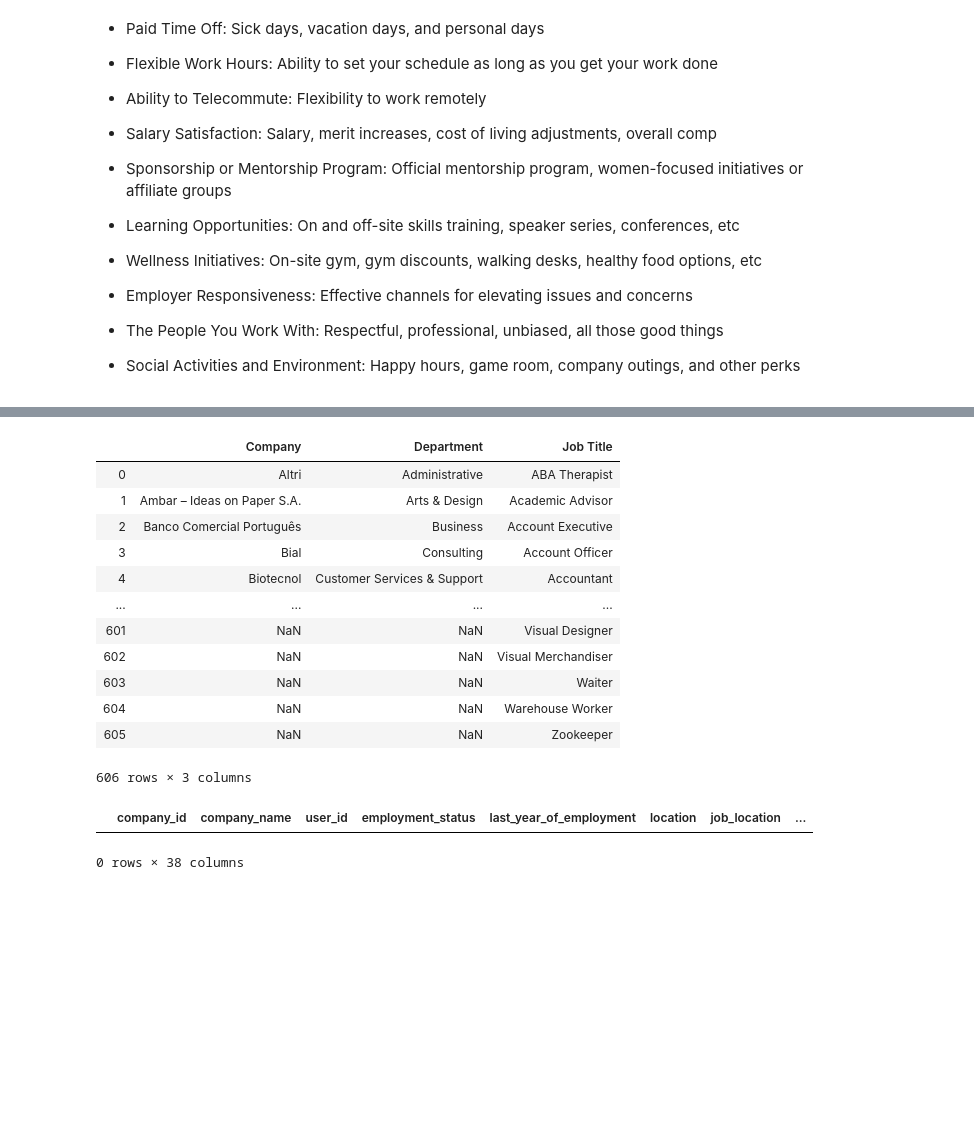
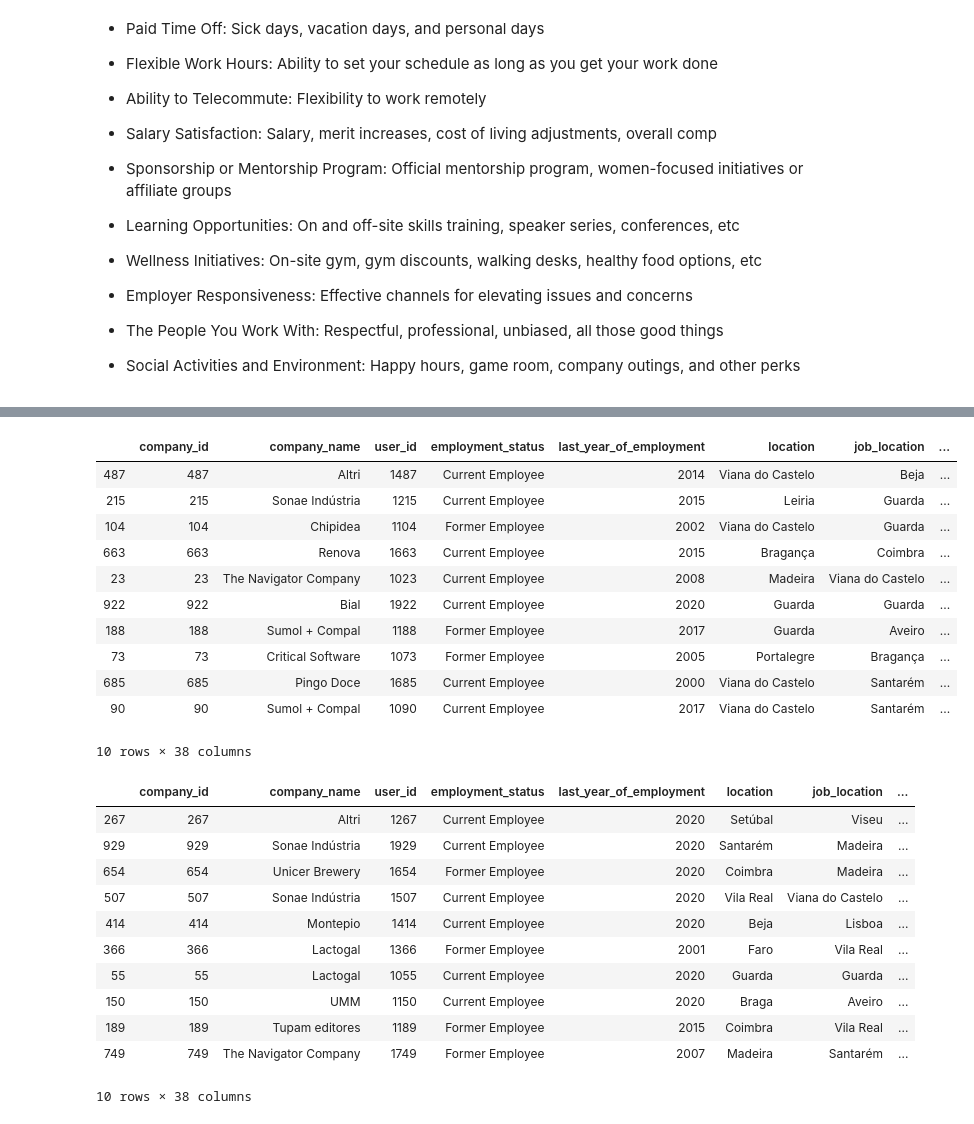
Before and after one commit to duarteharris/Hackahton, a Jupyter notebook: exploration.ipynb, the cells around one changed output, grey strips where cells are left out. Cells and saved outputs as stored; diff of their text form; code cells hidden in the pictures; blank space fills up the shorter version.

```diff
--- a/exploration.ipynb
+++ b/exploration.ipynb
@@ -217,18 +179,0 @@ Index(['company_id', 'company_name', 'user_id', 'employment_status',
-# %%
-company_and_department = pd.read_csv(directory + "data_for_random.csv", sep = ";",
-                                     error_bad_lines = False, encoding = 'cp1252')
-company_and_department
-# %% [output]
-|  | Company | Department | Job Title |
-| 0 | Altri | Administrative | ABA Therapist |
-| 1 | Ambar – Ideas on Paper S.A. | Arts & Design | Academic Advisor |
-| 2 | Banco Comercial Português | Business | Account Executive |
-| 3 | Bial | Consulting | Account Officer |
-| 4 | Biotecnol | Customer Services & Support | Accountant |
-| ... | ... | ... | ... |
-| 601 | NaN | NaN | Visual Designer |
-| 602 | NaN | NaN | Visual Merchandiser |
-| 603 | NaN | NaN | Waiter |
-| 604 | NaN | NaN | Warehouse Worker |
-| 605 | NaN | NaN | Zookeeper |
-606 rows × 3 columns
@@ -239,5 +179,0 @@ for entity in database.columns:
-# %%
-database
-# %% [output]
-|  | company_id | company_name | user_id | employment_status | last_year_of_employment | location | job_location | ... |
-0 rows × 38 columns
@@ -376,0 +180,16 @@ columns = {"company_id": int,
+# %%
+# checking the df
+df.sample(10)
+# %% [output]
+|  | company_id | company_name | user_id | employment_status | last_year_of_employment | location | job_location | ... |
+| 487 | 487 | Altri | 1487 | Current Employee | 2014 | Viana do Castelo | Beja | ... |
+| 215 | 215 | Sonae Indústria | 1215 | Current Employee | 2015 | Leiria | Guarda | ... |
+| 104 | 104 | Chipidea | 1104 | Former Employee | 2002 | Viana do Castelo | Guarda | ... |
+| 663 | 663 | Renova | 1663 | Current Employee | 2015 | Bragança | Coimbra | ... |
+| 23 | 23 | The Navigator Company | 1023 | Current Employee | 2008 | Madeira | Viana do Castelo | ... |
+| 922 | 922 | Bial | 1922 | Current Employee | 2020 | Guarda | Guarda | ... |
+| 188 | 188 | Sumol + Compal | 1188 | Former Employee | 2017 | Guarda | Aveiro | ... |
+| 73 | 73 | Critical Software | 1073 | Former Employee | 2005 | Portalegre | Bragança | ... |
+| 685 | 685 | Pingo Doce | 1685 | Current Employee | 2000 | Viana do Castelo | Santarém | ... |
+| 90 | 90 | Sumol + Compal | 1090 | Current Employee | 2017 | Viana do Castelo | Santarém | ... |
+10 rows × 38 columns
@@ -377 +202,16 @@ columns = {"company_id": int,
+# %%
+df.sample(10)
+# %% [output]
+|  | company_id | company_name | user_id | employment_status | last_year_of_employment | location | job_location | ... |
+| 267 | 267 | Altri | 1267 | Current Employee | 2020 | Setúbal | Viseu | ... |
+| 929 | 929 | Sonae Indústria | 1929 | Current Employee | 2020 | Santarém | Madeira | ... |
+| 654 | 654 | Unicer Brewery | 1654 | Former Employee | 2020 | Coimbra | Madeira | ... |
+| 507 | 507 | Sonae Indústria | 1507 | Current Employee | 2020 | Vila Real | Viana do Castelo | ... |
+| 414 | 414 | Montepio | 1414 | Current Employee | 2020 | Beja | Lisboa | ... |
+| 366 | 366 | Lactogal | 1366 | Former Employee | 2001 | Faro | Vila Real | ... |
+| 55 | 55 | Lactogal | 1055 | Current Employee | 2020 | Guarda | Guarda | ... |
+| 150 | 150 | UMM | 1150 | Current Employee | 2020 | Braga | Aveiro | ... |
+| 189 | 189 | Tupam editores | 1189 | Former Employee | 2015 | Coimbra | Vila Real | ... |
+| 749 | 749 | The Navigator Company | 1749 | Former Employee | 2007 | Madeira | Santarém | ... |
+10 rows × 38 columns
 # %%
```
Also changed, not shown: parts of 12 cells of this notebook, 1 other file.
